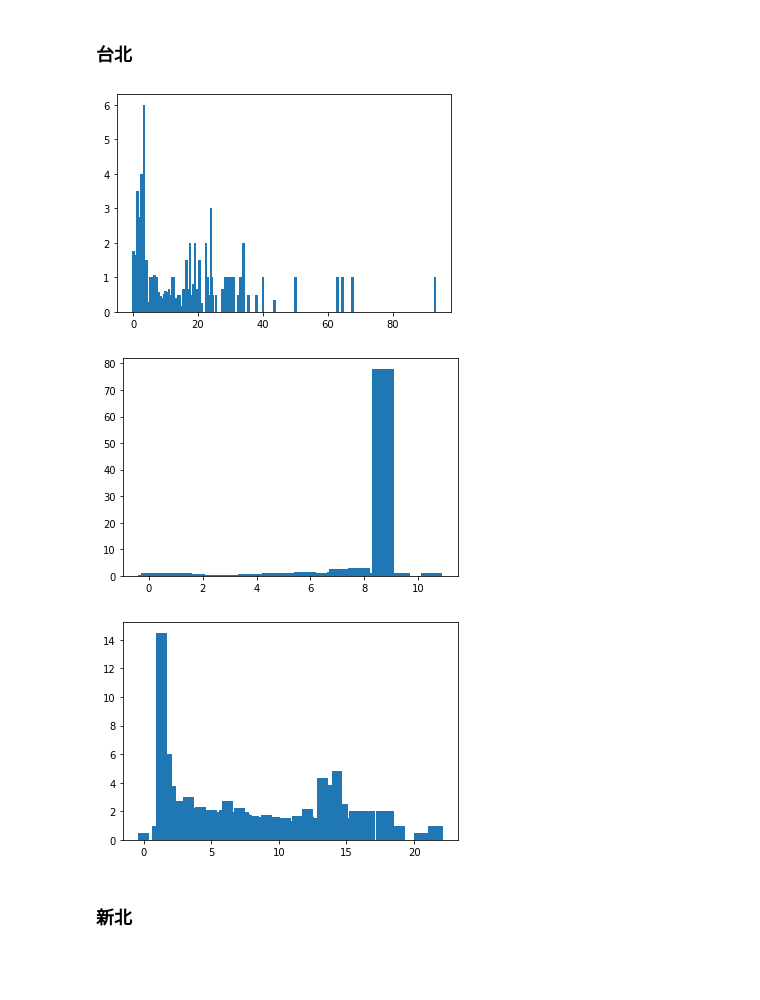
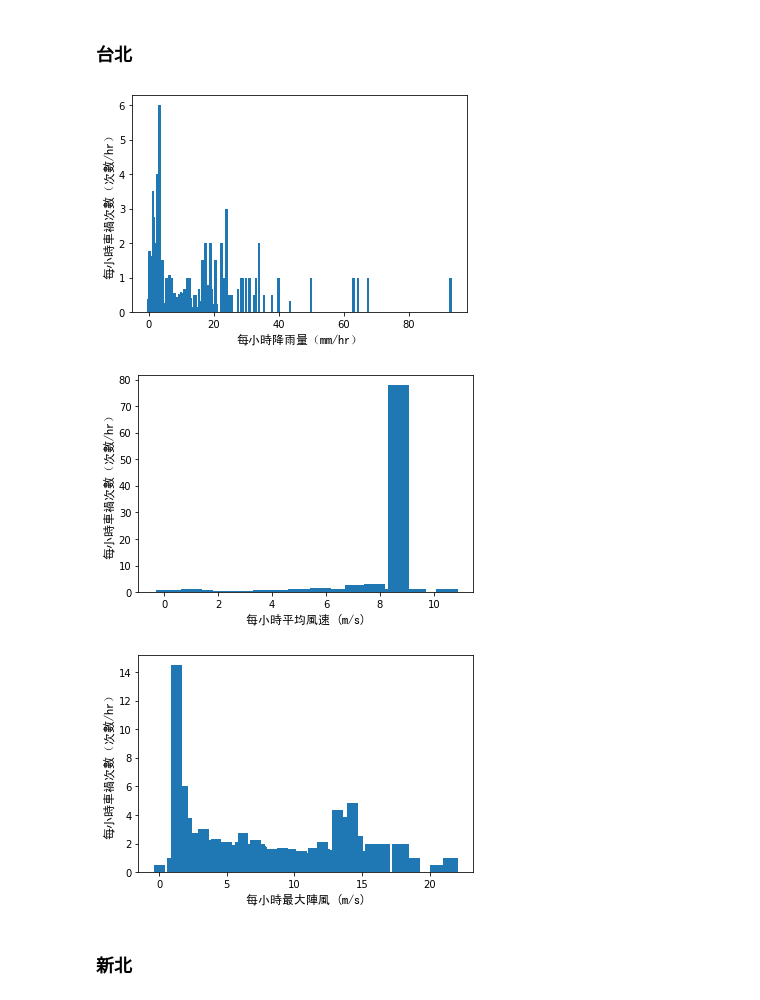
Before and after one commit to lamuyang/DigiTalant_DataScience, a Jupyter notebook: plt.ipynb, the cells around one changed output. Cells and saved outputs as stored; diff of their text form; code cells hidden in the pictures; blank space fills up the shorter version.

```diff
--- a/plt.ipynb
+++ b/plt.ipynb
@@ -106,13 +106,14 @@ def draw(weather_data):
 # %% [markdown]
 ### 台北
 # %%
-def new_draw(weather_data,count_data):
+def new_draw(weather_data,count_data,x_name,y_name):
     new = []
     clear_data = defaultdict()
     temp = []
     for i in weather_data.keys():
         temp.append(i)
     y = []
+    test = []
     for i in temp:
         for j in weather_data[i]:
             if j not in clear_data.keys():
@@ -121,26 +122,33 @@ def new_draw(weather_data,count_data):
                 clear_data[j] += 1
     x = list(OrderedDict(sorted(clear_data.items())))
     for i in x:
+        # new.append(i*clear_data[i])
         new.append(round(count_data[str(i)]/clear_data[i],5))
         y.append(clear_data[i])
     # print(x)
     # print(y)
     # print(new)
     import matplotlib.pyplot as plt
+    from matplotlib.font_manager import FontProperties
+    # plt.rcParams['font.'] = ['SimHei'] # 步驟一（替換sans-serif字型）
+    # plt.rcParams['axes.unicode_minus'] = False  # 步驟二（解決座標軸負數的負號顯示問題）
+    font = FontProperties(fname=r"/Users/yangsicheng/Library/Fonts/SimHei.ttf", size=12)
     plt.bar(x,new)
+    plt.xlabel(x_name, fontproperties=font) # x軸的名稱
+    plt.ylabel(y_name, fontproperties=font) # y軸的名稱
     plt.show()
     # draw(all_rain)
     # draw(all_WS)
     # draw(all_WSGust)
 # %%
 all_rain, all_WS, all_WSGust, count_rain_dic, count_WS_dic, count_WSGust_dic = get_weather_data(Taipei)
-new_draw(all_rain,count_rain_dic)
-new_draw(all_WS, count_WS_dic)
-new_draw(all_WSGust, count_WSGust_dic)
+new_draw(all_rain,count_rain_dic,"每小時降雨量（mm/hr）","每小時車禍次數（次數/hr）")
+new_draw(all_WS, count_WS_dic,"每小時平均風速 (m/s)","每小時車禍次數（次數/hr）"),
+new_draw(all_WSGust, count_WSGust_dic,"每小時最大陣風 (m/s)","每小時車禍次數（次數/hr）")
 # %% [output]
-[figure, old version]
+[figure, new version]
-[figure, old version]
+[figure, new version]
-[figure, old version]
+[figure, new version]
 # %% [markdown]
 ### 新北
 # %%
```
Also changed, not shown: parts of 4 cells of this notebook.
